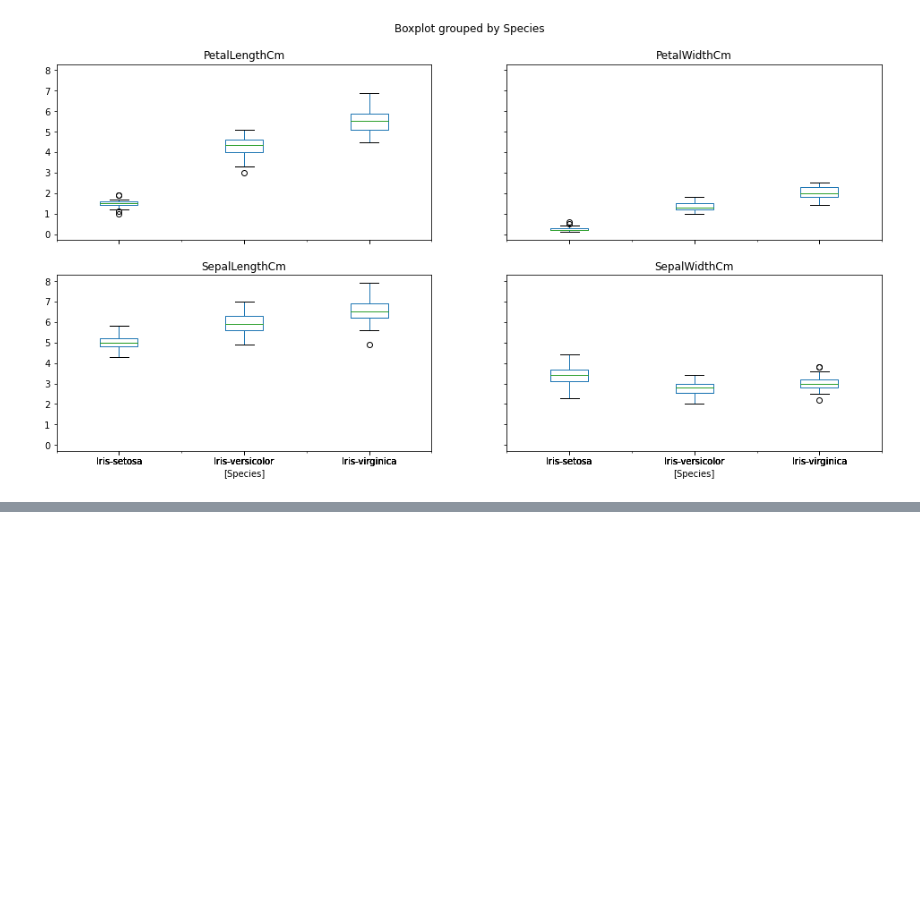
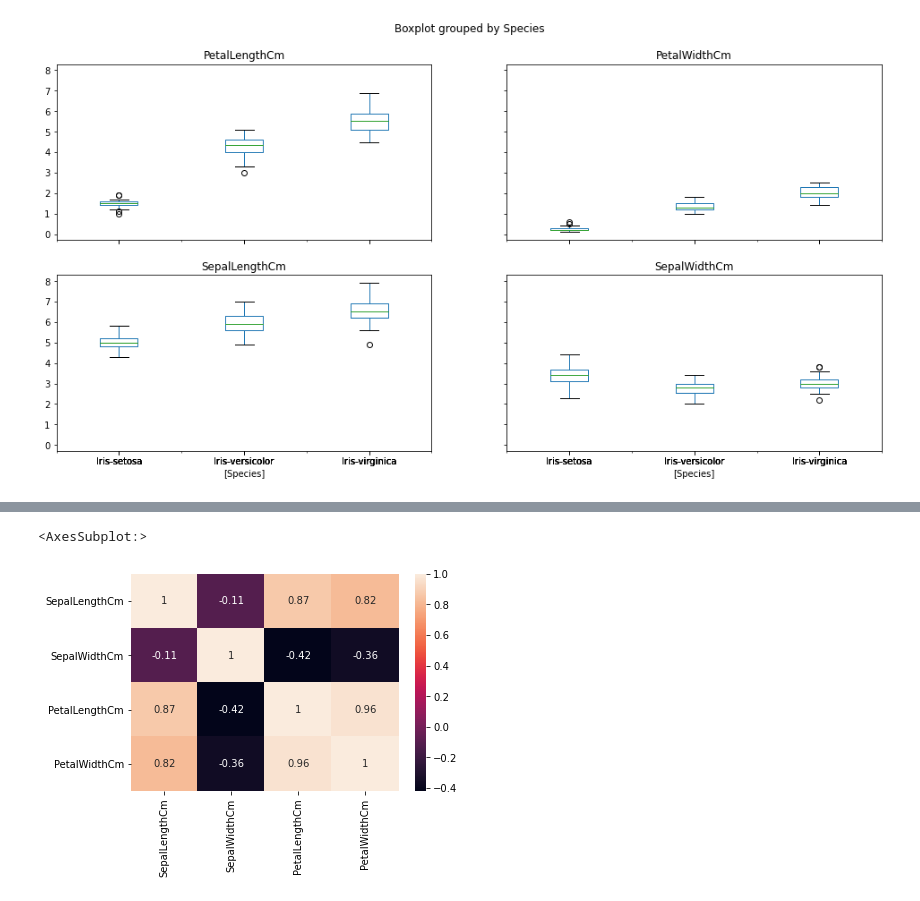
Before and after one commit to iData1011/data-analysis-projects, a Jupyter notebook: EDA-iris/Iris-data-analysis.ipynb, the cells around one changed output, grey strips where cells are left out. Drawn from its saved outputs; the diff is of its cells as text; code cells hidden in the pictures; blank space fills up the shorter version.

```diff
--- a/EDA-iris/Iris-data-analysis.ipynb
+++ b/EDA-iris/Iris-data-analysis.ipynb
@@ -69,0 +70,5 @@ sns.pairplot(iris.drop("Id", axis=1))
+# %%
+sns.heatmap(iris.drop("Id", axis=1).corr(), annot= True)
+# %% [output]
+<AxesSubplot:>
+[figure, added]
```
Also changed, not shown: parts of 5 cells of this notebook.
